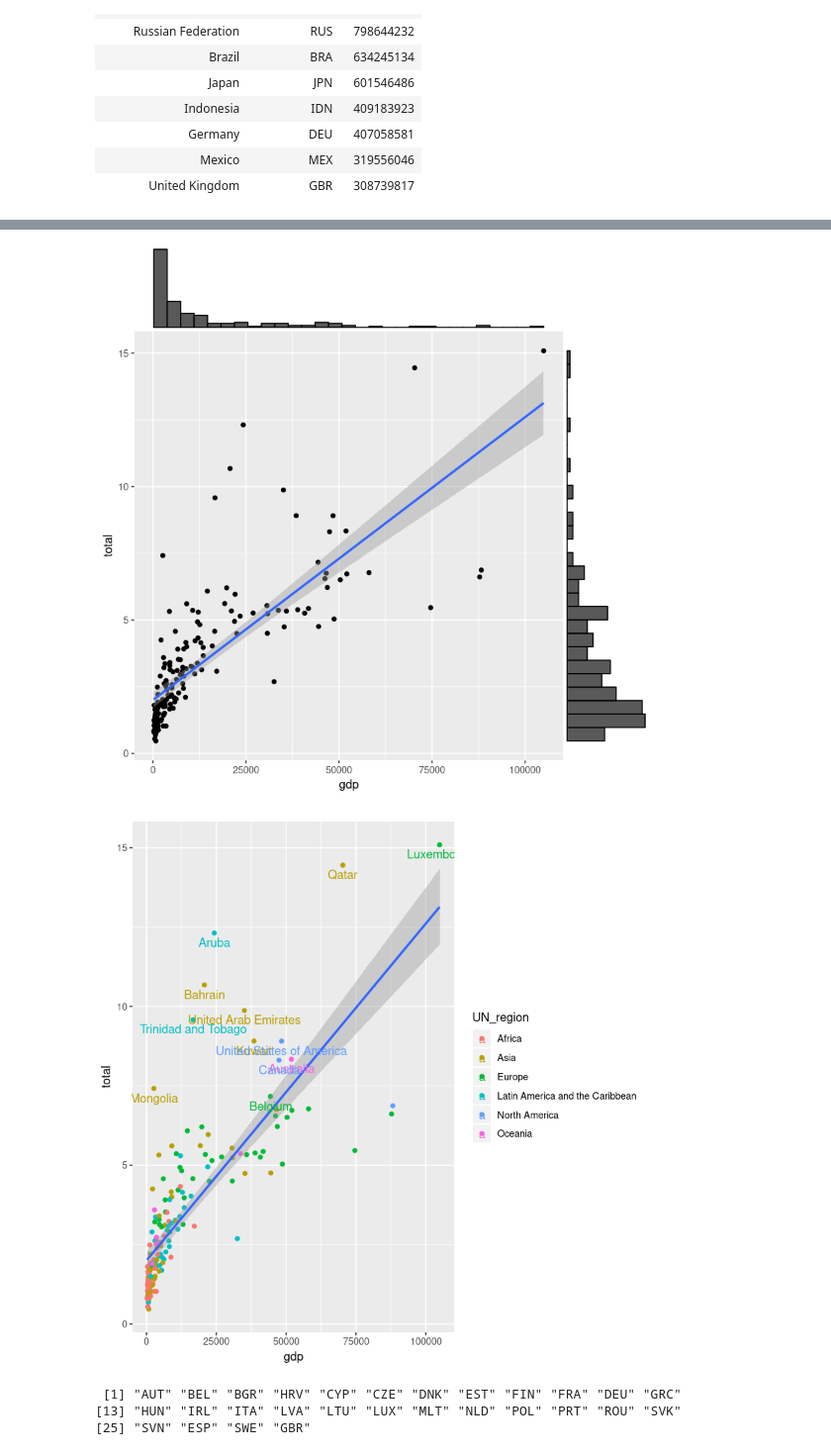
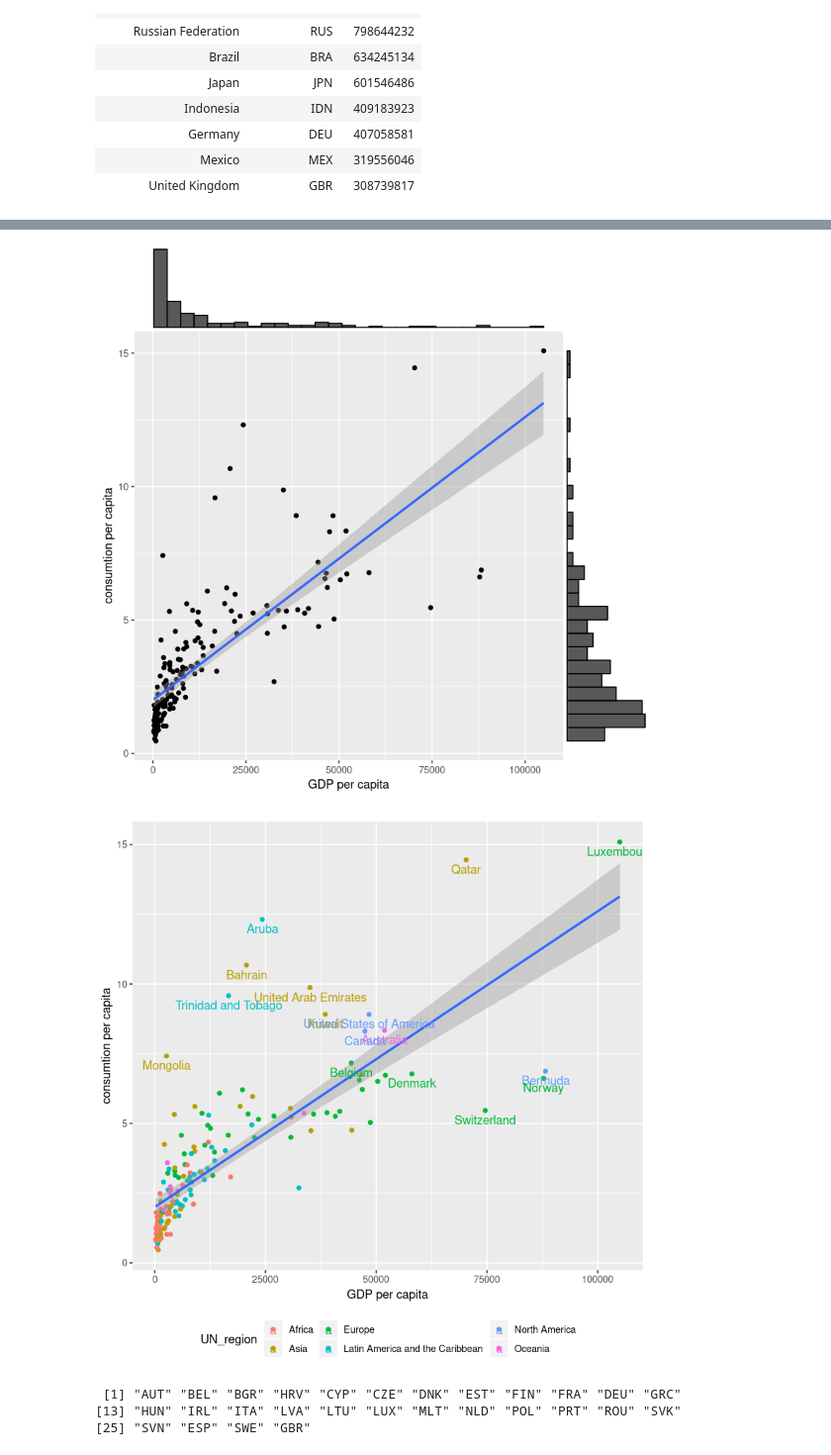
Before and after one commit to Helegris0/footprintr, a Jupyter notebook: ecological_footprint.ipynb, the cells around one changed output, grey strips where cells are left out. Shown: that part at 99% size. Cells and saved outputs as stored; diff of their text form; code cells hidden in the pictures.

```diff
--- a/ecological_footprint.ipynb
+++ b/ecological_footprint.ipynb
@@ -6,4 +7,4 @@ library(tidyverse)
 # %% [markdown]
 Adatok forrása: https://www.kaggle.com/footprintnetwork/national-footprint-accounts-2018
 # %%
-data <- read.csv('NFA_2018.csv')
+(data <- read.csv('NFA_2018.csv'))
@@ -40,21 +66,30 @@ ggplot(data=data_top, aes(country_code, total)) +
 # %%
 data_percap <- data %>%
-    filter(year == 2010, record == 'EFConsPerCap', Percapita.GDP..2010.USD.!='NA', ISO.alpha.3.code != '') %>%
+    filter(year == 2010,
+           record == 'EFConsPerCap',
+           Percapita.GDP..2010.USD.!='NA',
+           ISO.alpha.3.code != '') %>%
     select(country, UN_region, total, gdp=Percapita.GDP..2010.USD.)
 # %%
-plot_center = ggplot(data_percap, aes(x=gdp, y=total)) +
+plot_center <- ggplot(data_percap, aes(x=gdp, y=total)) +
     geom_point() +
-    geom_smooth(method='lm')
+    geom_smooth(method='lm') +
+    xlab('GDP per capita') +
+    ylab('consumtion per capita')
 ggMarginal(plot_center, type='histogram')
 # %% [output]
-[figure, old version]
+[figure, new version]
 # %%
 ggplot(data_percap, aes(x=gdp, y=total)) +
     geom_point(aes(color=UN_region)) +
     geom_smooth(method='lm') +
-    geom_text(aes(label=ifelse(total>7, as.character(country), ''), color=UN_region), vjust=1.5)
+    geom_text(aes(label=ifelse(total>7 | gdp>55000, as.character(country), ''),
+                  color=UN_region), vjust=1.5) +
+    theme(legend.position="bottom") +
+    xlab('GDP per capita') +
+    ylab('consumtion per capita')
 # %% [output]
-[figure, old version]
+[figure, new version]
 # %%
 (eu <- scan('eu_iso3_2019.txt', what='', sep='\n'))
 # %% [output]
```
Also changed, not shown: parts of 9 cells of this notebook.
